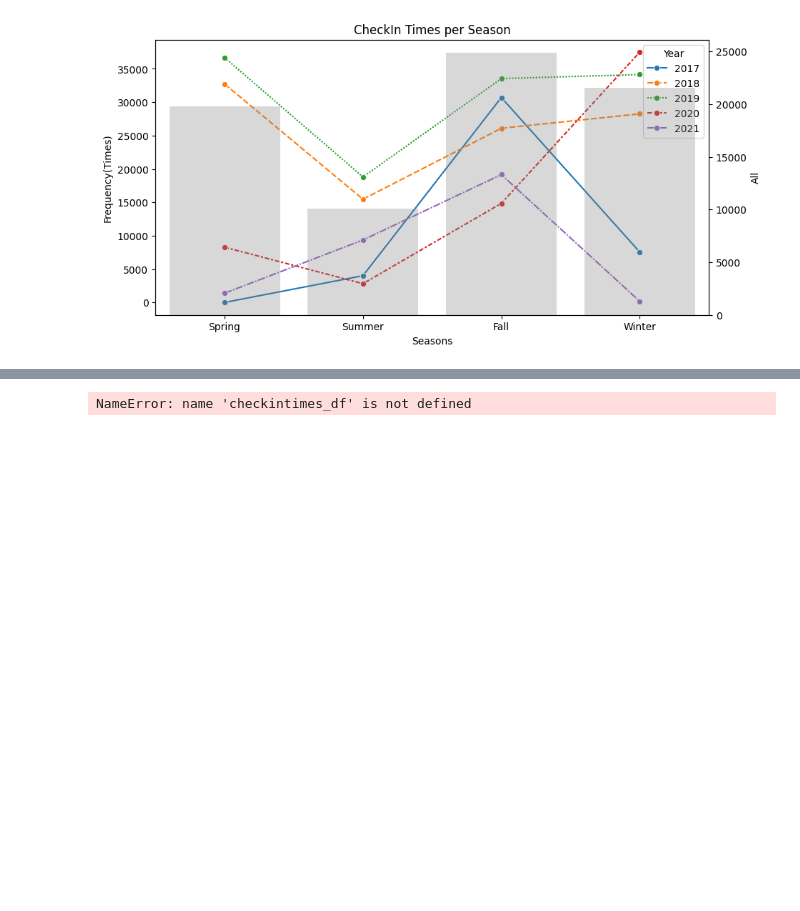
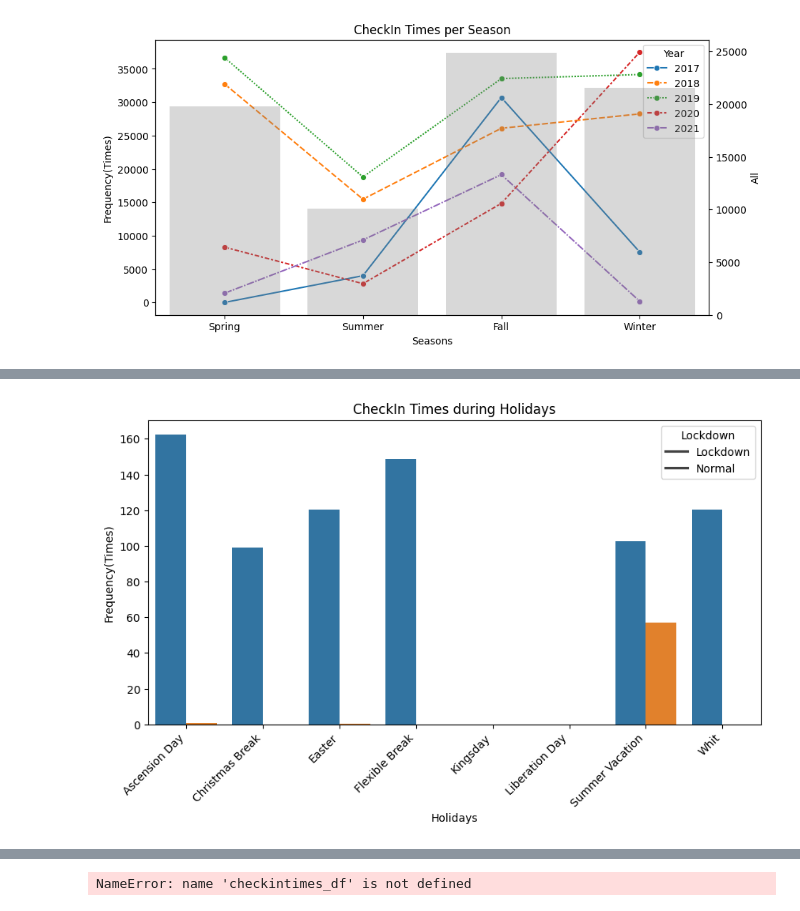
Before and after one commit to mingming2-alya/Business-Analyzing-with-ACLO, a Jupyter notebook: ACLO.ipynb, the cells around one changed output, grey strips where cells are left out. Saved outputs shown, nothing was run; the diff lists cells and outputs as text; code cells hidden in the pictures; blank space fills up the shorter version.

```diff
--- a/ACLO.ipynb
+++ b/ACLO.ipynb
@@ -649,0 +775,5 @@ plt.show()
+# %%
+#groupby covid and holiday
+numHoliday = checkinDF.groupby(["Covid", "Holiday"]).size().reset_index(name='Frequency')
+
+display(numHoliday)
@@ -649,0 +794,6 @@ plt.show()
+# %%
+numAllHoliday = numCalendar.merge(numHoliday, how = "left",\
+                                  left_on = ["Lockdown", "holiday"], right_on = ["Covid", "Holiday"],\
+                                    suffixes = ["_hol", "_check"])
+
+display(numAllHoliday)
@@ -649,0 +817,3 @@ plt.show()
+# %%
+numAllHoliday["Frequency_check"].fillna(0, inplace = True)
+display(numAllHoliday)
@@ -649,0 +843,3 @@ plt.show()
+# %%
+numAllHoliday["Normalized"] = numAllHoliday["Frequency_check"] / numAllHoliday["Frequency_hol"]
+display(numAllHoliday)
@@ -649,0 +863,14 @@ plt.show()
+# %%
+#plot
+plt.figure(figsize=(10,5))
+holiday = sns.barplot(data = numAllHoliday, x="holiday", y="Normalized", hue="Lockdown")
+holiday.set_title("CheckIn Times during Holidays")
+holiday.set_xlabel("Holidays")
+holiday.set_ylabel("Frequency(Times)")
+holiday.legend(title = "Lockdown", labels = ["Lockdown", "Normal"])
+holiday.set_xticklabels(holiday.get_xticklabels(), rotation=45, ha = "right")
+
+
+plt.show()
+# %% [output]
+[figure, added]
```
Also changed, not shown: parts of 51 cells of this notebook, 2 other files.
